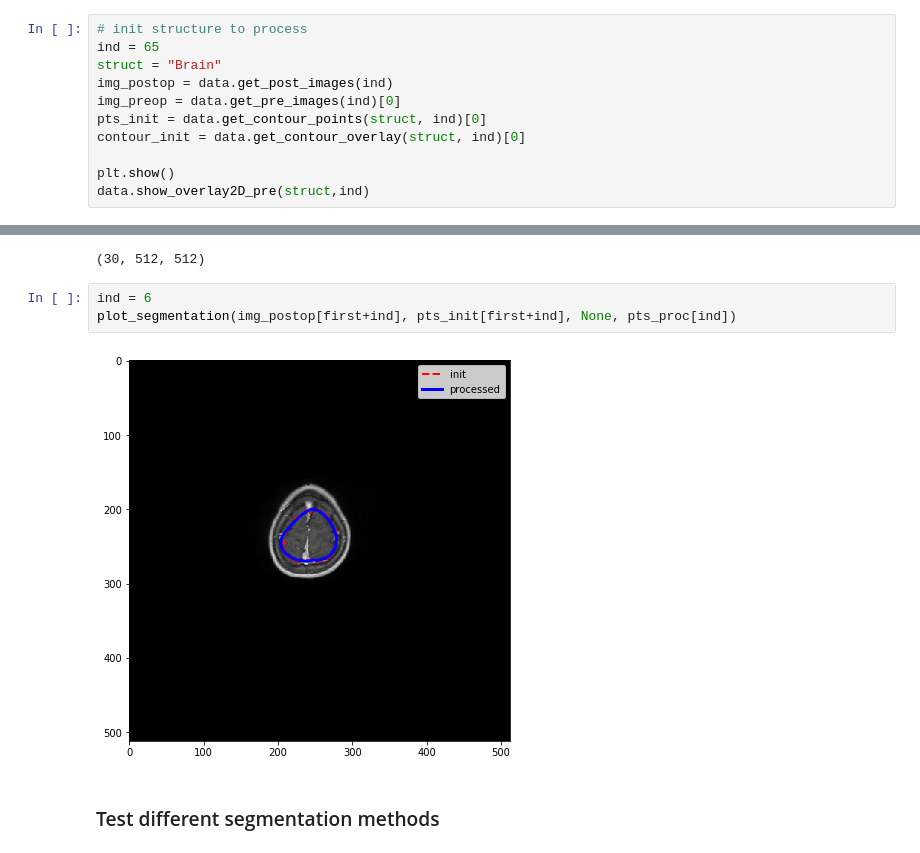
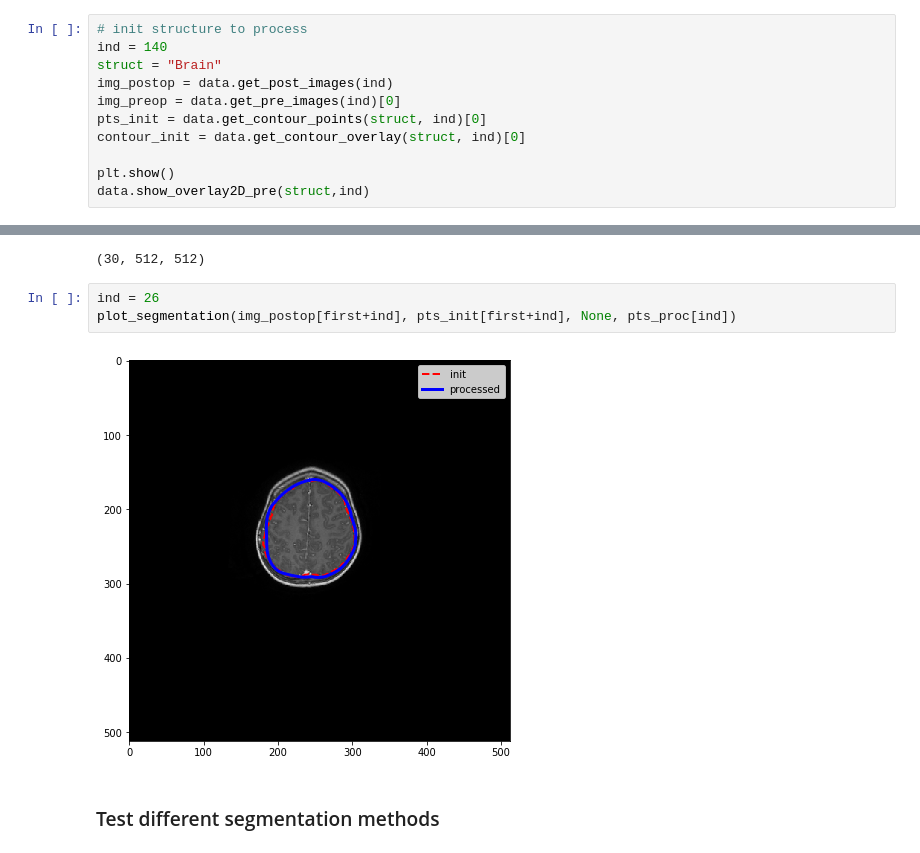
Before and after one commit to CarolineMagg/KidsBrainProject, a Jupyter notebook: data_preprocessing/active_contour_draft.ipynb, the cells around one changed output, grey strips where cells are left out. Cells and saved outputs as stored; diff of their text form.

```diff
--- a/data_preprocessing/active_contour_draft.ipynb
+++ b/data_preprocessing/active_contour_draft.ipynb
@@ -181,7 +175,7 @@ skimage.__version__
 '0.16.2'
 # %%
 # init structure to process
-ind = 65
+ind = 140
 struct = "Brain"
 img_postop = data.get_post_images(ind)
 img_preop = data.get_pre_images(ind)[0]
@@ -284,10 +278,10 @@ np.shape(contour_proc)
 # %% [output]
 (30, 512, 512)
 # %%
-ind = 6
+ind = 26
 plot_segmentation(img_postop[first+ind], pts_init[first+ind], None, pts_proc[ind])
 # %% [output]
-[figure, old version]
+[figure, new version]
 # %% [markdown]
 ### Test different segmentation methods
 # %%
```
Also changed, not shown: parts of 12 cells of this notebook.
